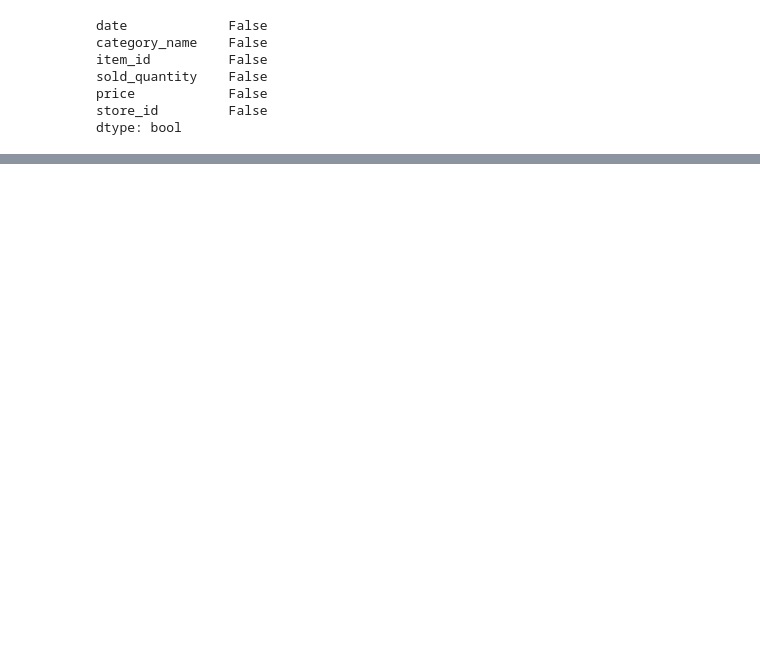
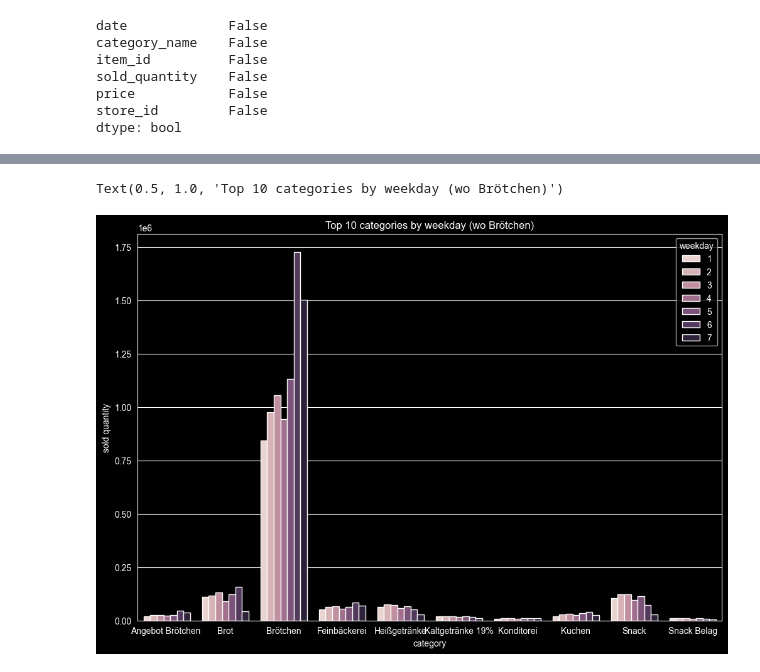
Before and after one commit to shuting-fish/food_prediction, a Jupyter notebook: food_prediction.ipynb, the cells around one changed output, grey strips where cells are left out. Cells and saved outputs as stored; diff of their text form; code cells hidden in the pictures; blank space fills up the shorter version.

```diff
--- a/food_prediction.ipynb
+++ b/food_prediction.ipynb
@@ -197,0 +457,10 @@ None
+# %%
+df['date_zipcode'] = df['zipcode'].astype('str') + df['date'].astype('str')
+df['special_day'] = df['date_zipcode'].isin(special_days_index).astype('int')
+df['school_holiday'] = df['date_zipcode'].isin(school_holidays_index).astype('int')
+df['std_holiday'] = df['date_zipcode'].isin(std_holidays_index).astype('int')
+df.head()
+# %%
+sales_agg1 = df[['category_name', 'sold_quantity']].groupby(['category_name']).sum()
+sales_agg1 = sales_agg1.reset_index().sort_values('sold_quantity', ascending = False)
+sales_agg1.head(11)
@@ -197,0 +480,16 @@ None
+# %%
+top10_categories = sales_agg1['category_name'].iloc[0:10]
+top10_categories_wo = sales_agg1['category_name'].iloc[1:10]
+other_categories = sales_agg1['category_name'].iloc[10:]
+# %%
+sales_agg2 = df[['category_name', 'weekday', 'sold_quantity']].groupby(['category_name', 'weekday' ]).sum()
+sales_agg2 = sales_agg2.reset_index()
+sales_agg2_top = sales_agg2[sales_agg2['category_name'].isin(top10_categories)]
+plt.figure(figsize = (12,8))
+sns.barplot(x = 'category_name', y = 'sold_quantity', hue = 'weekday', data = sales_agg2_top)
+plt.xlabel('category')
+plt.ylabel('sold quantity')
+plt.title('Top 10 categories by weekday (wo Brötchen)')
+# %% [output]
+Text(0.5, 1.0, 'Top 10 categories by weekday (wo Brötchen)')
+[figure, added]
```
Also changed, not shown: parts of 67 cells of this notebook.
